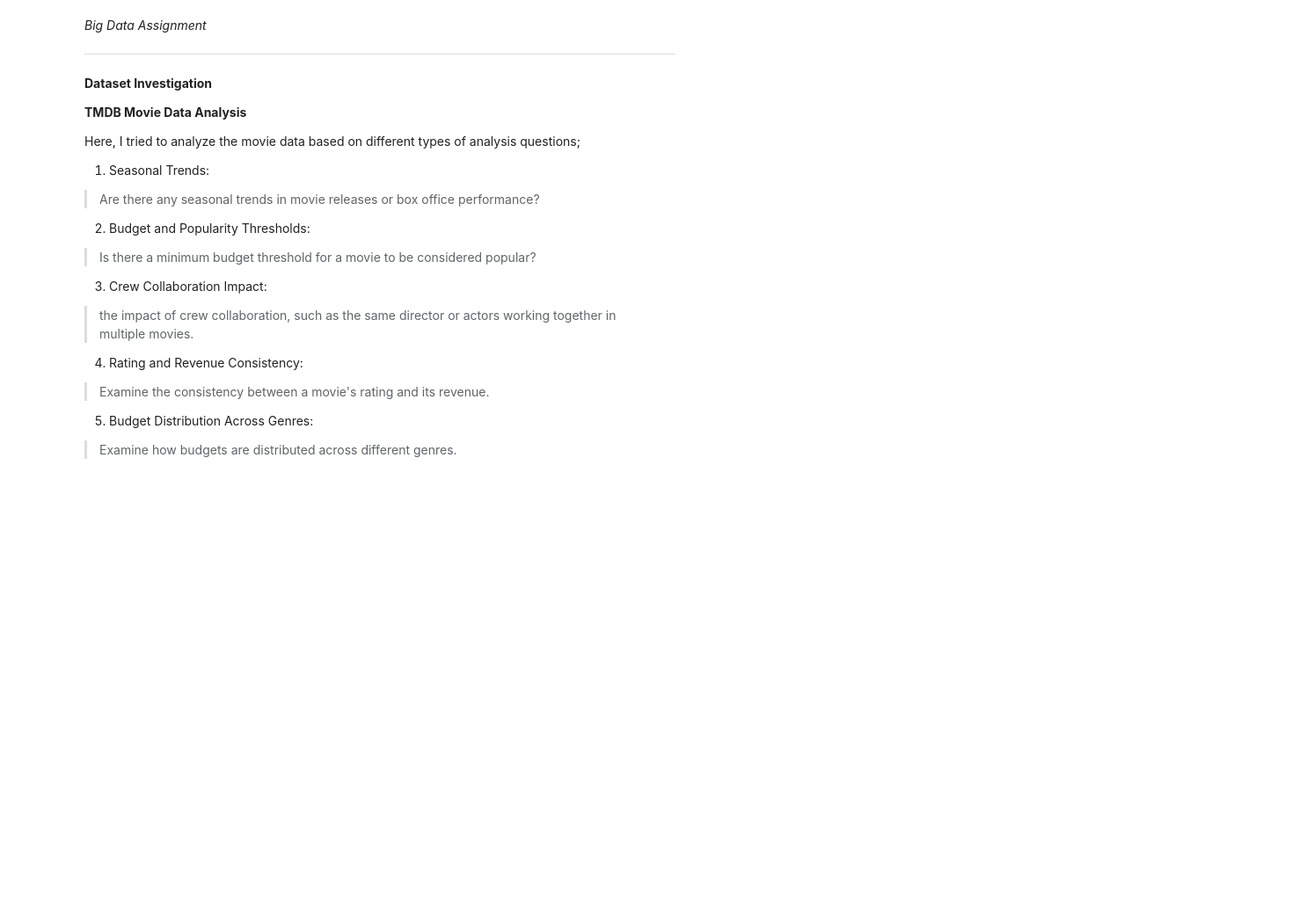
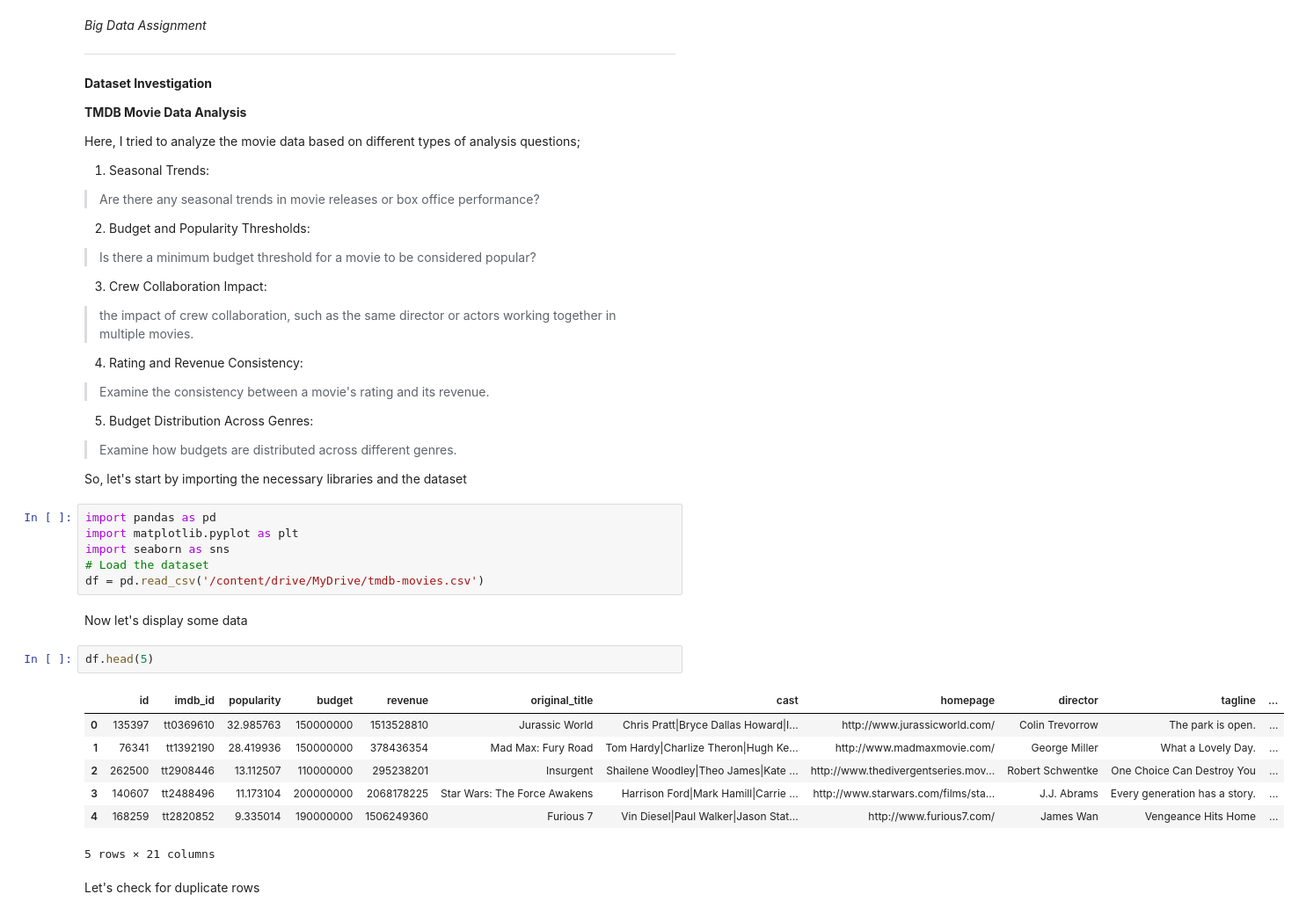
Before and after one commit to Bekione/BigData-TMDB_Movie_Analysis, a Jupyter notebook: TMDB_Movie_Analysis.ipynb, the cells around one changed output. Shown: that part at 88% size. Saved outputs shown, nothing was run; the diff lists cells and outputs as text; blank space fills up the shorter version.

```diff
--- a/TMDB_Movie_Analysis.ipynb
+++ b/TMDB_Movie_Analysis.ipynb
@@ -27,3 +27,25 @@ Here, I tried to analyze the movie data based on different types of analysis que
 
 5. Budget Distribution Across Genres:
 > Examine how budgets are distributed across different genres.
+
+So, let's start by importing the necessary libraries and the dataset
+# %%
+import pandas as pd
+import matplotlib.pyplot as plt
+import seaborn as sns
+# Load the dataset
+df = pd.read_csv('/content/drive/MyDrive/tmdb-movies.csv')
+# %% [markdown]
+Now let's display some data
+# %%
+df.head(5)
+# %% [output]
+|  | id | imdb_id | popularity | budget | revenue | original_title | cast | homepage | director | tagline | ... |
+| 0 | 135397 | tt0369610 | 32.985763 | 150000000 | 1513528810 | Jurassic World | Chris Pratt|Bryce Dallas Howard|I... | http://www.jurassicworld.com/ | Colin Trevorrow | The park is open. | ... |
+| 1 | 76341 | tt1392190 | 28.419936 | 150000000 | 378436354 | Mad Max: Fury Road | Tom Hardy|Charlize Theron|Hugh Ke... | http://www.madmaxmovie.com/ | George Miller | What a Lovely Day. | ... |
+| 2 | 262500 | tt2908446 | 13.112507 | 110000000 | 295238201 | Insurgent | Shailene Woodley|Theo James|Kate ... | http://www.thedivergentseries.mov... | Robert Schwentke | One Choice Can Destroy You | ... |
+| 3 | 140607 | tt2488496 | 11.173104 | 200000000 | 2068178225 | Star Wars: The Force Awakens | Harrison Ford|Mark Hamill|Carrie ... | http://www.starwars.com/films/sta... | J.J. Abrams | Every generation has a story. | ... |
+| 4 | 168259 | tt2820852 | 9.335014 | 190000000 | 1506249360 | Furious 7 | Vin Diesel|Paul Walker|Jason Stat... | http://www.furious7.com/ | James Wan | Vengeance Hits Home | ... |
+5 rows × 21 columns
+# %% [markdown]
+Let's check for duplicate rows
```
Also changed, not shown: parts of 21 cells of this notebook.
